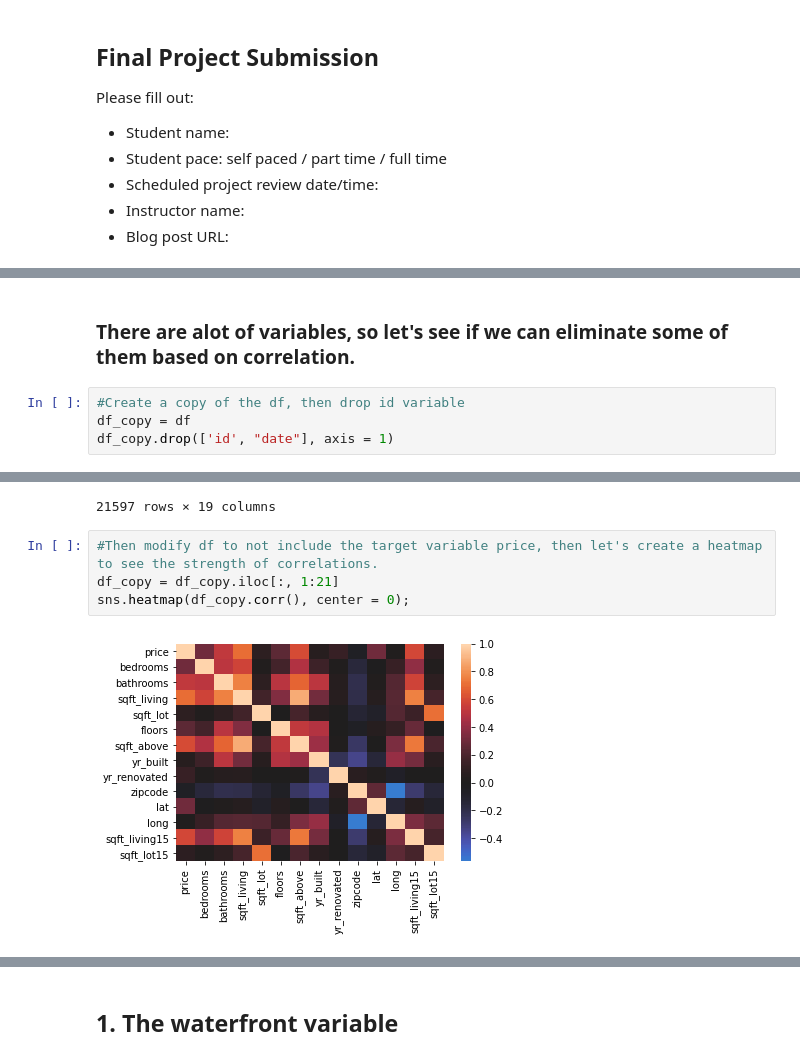
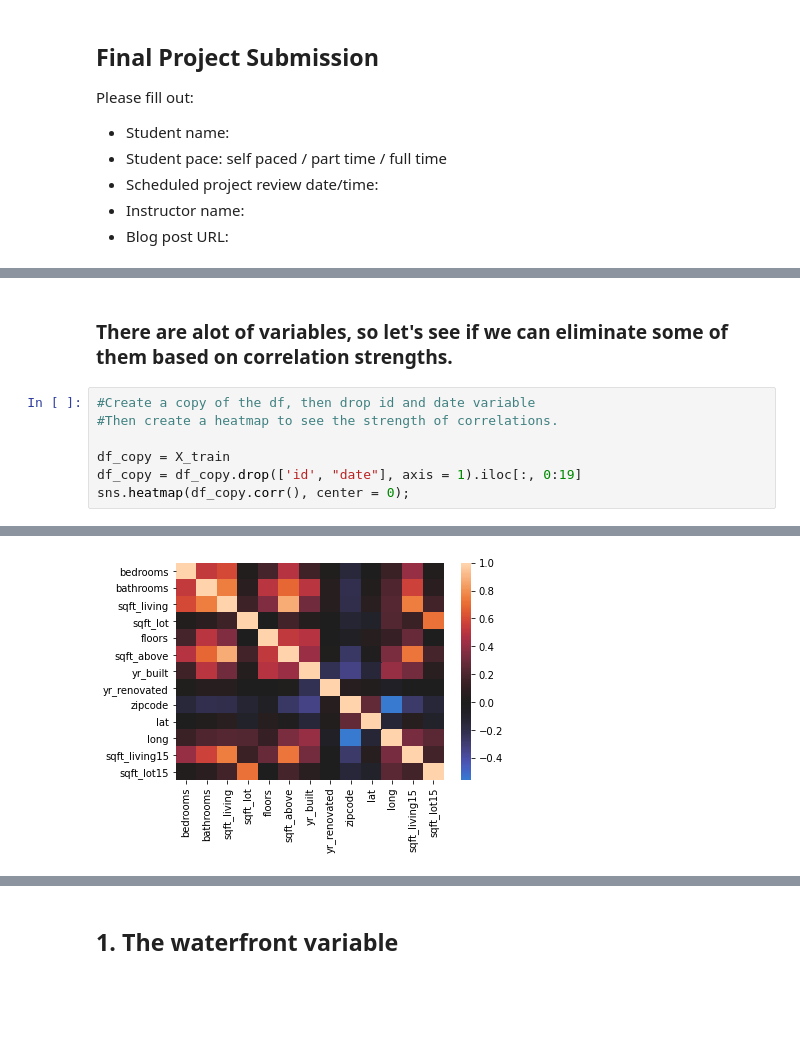
Before and after one commit to aharri123/dsc-phase-2-project-v2-3, a Jupyter notebook: student.ipynb, the cells around one changed output, grey strips where cells are left out. Drawn from its saved outputs; the diff is of its cells as text; blank space fills up the shorter version.

```diff
--- a/student.ipynb
+++ b/student.ipynb
@@ -46,7 +120,10 @@ memory usage: 3.5+ MB
 # %% [markdown]
-### There are alot of variables, so let's see if we can eliminate some of them based on correlation.
+### There are alot of variables, so let's see if we can eliminate some of them based on correlation strengths.
 # %%
-#Create a copy of the df, then drop id variable
-df_copy = df
-df_copy.drop(['id', "date"], axis = 1)
+#Create a copy of the df, then drop id and date variable
+#Then create a heatmap to see the strength of correlations.
+
+df_copy = X_train
+df_copy = df_copy.drop(['id', "date"], axis = 1).iloc[:, 0:19]
+sns.heatmap(df_copy.corr(), center = 0);
 # %% [output]
@@ -65,10 +130,4 @@ df_copy.drop(['id', "date"], axis = 1)
-21597 rows × 19 columns
+[figure, added]
-# %%
-#Then modify df to not include the target variable price, then let's create a heatmap to see the strength of correlations.
-df_copy = df_copy.iloc[:, 1:21]
-sns.heatmap(df_copy.corr(), center = 0);
-# %% [output]
-[figure, removed]
 # %% [markdown]
 ### Looking at the heatmap correlation strengths, we can eliminate some of the variables/columns in our original DF:
 
```
Also changed, not shown: parts of 32 cells of this notebook.
